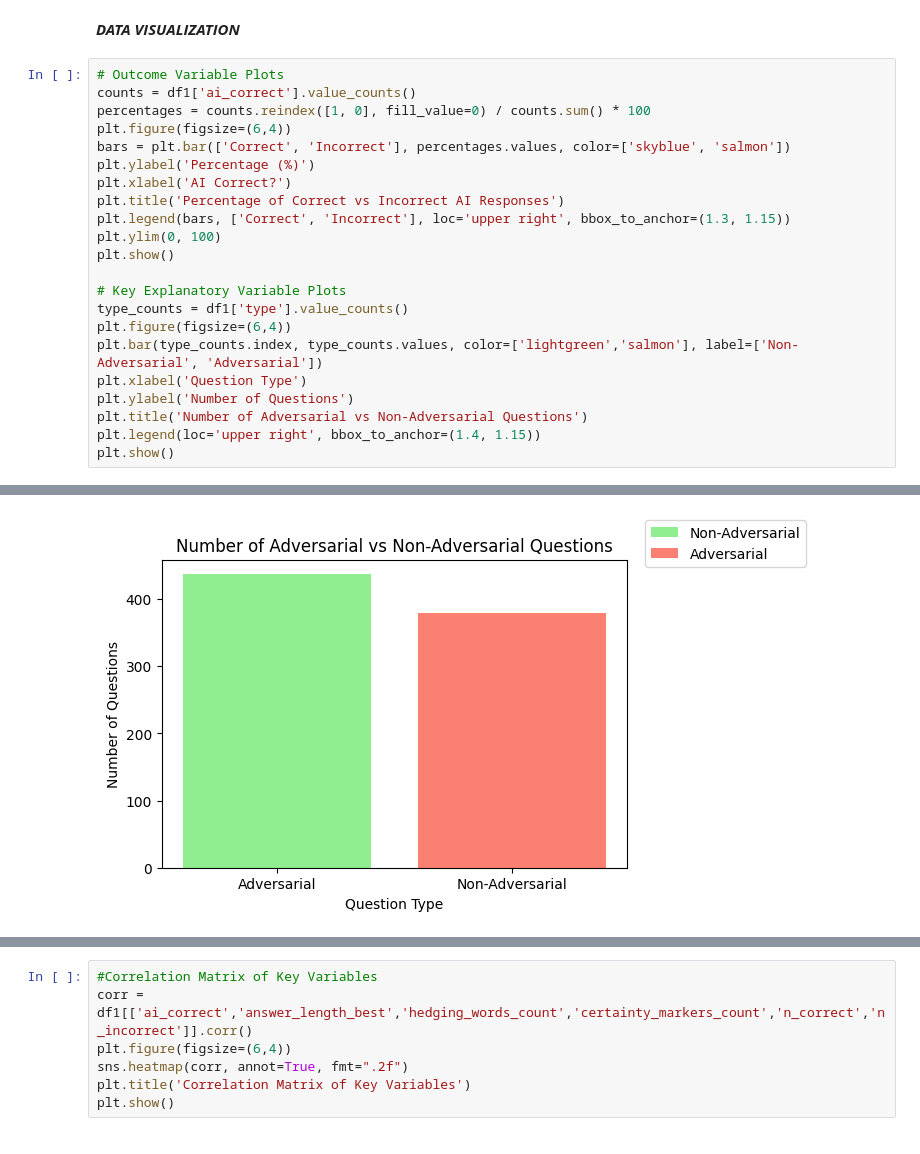
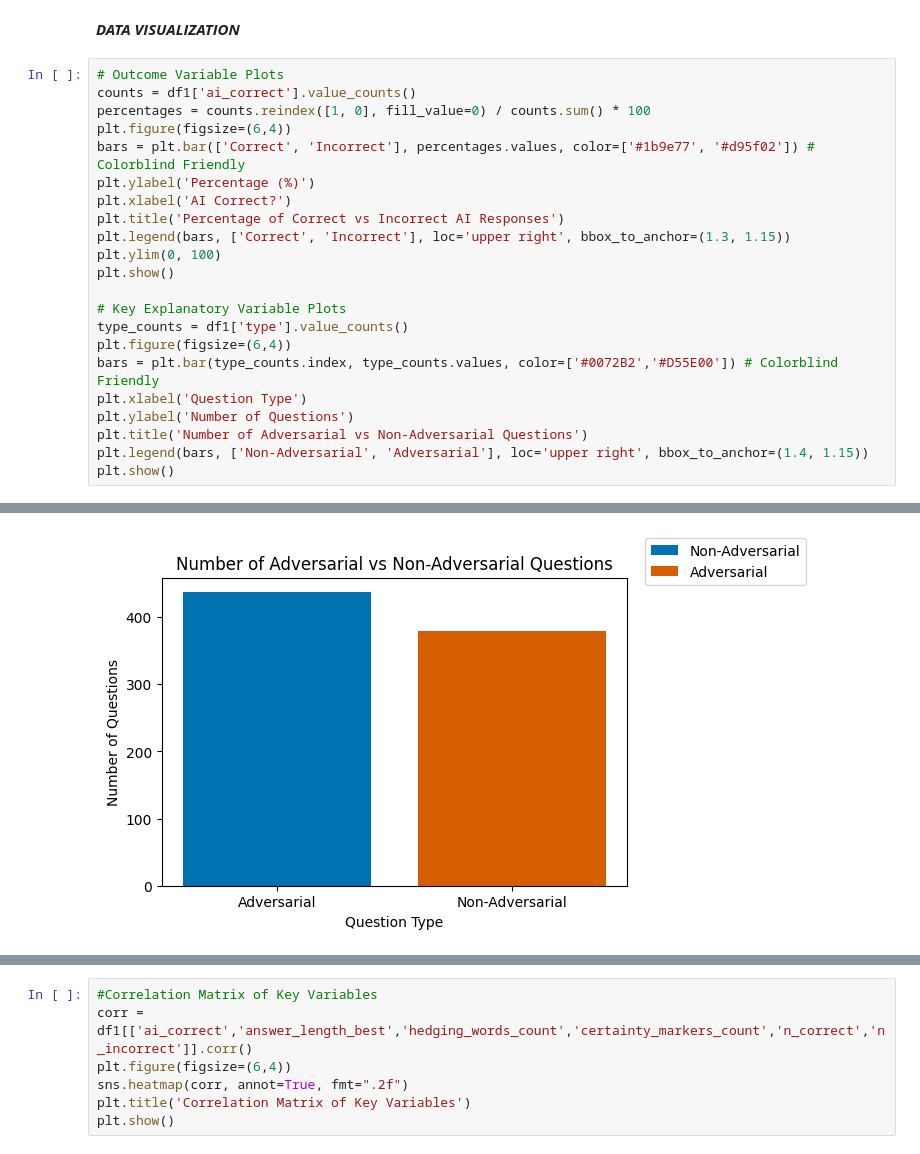
Before and after one commit to Feifei04Git/CMPU250-Project-Group5, a Jupyter notebook: eda/EDA.ipynb, the cells around one changed output, grey strips where cells are left out. Saved outputs shown, nothing was run; the diff lists cells and outputs as text.

Commit message:
Made graphs colorblind friendly

```diff
--- a/eda/EDA.ipynb
+++ b/eda/EDA.ipynb
@@ -232,7 +200,7 @@ df1[['ai_correct', 'n_correct', 'n_incorrect', 'answer_length_best', 'hedging_wo
 counts = df1['ai_correct'].value_counts()
 percentages = counts.reindex([1, 0], fill_value=0) / counts.sum() * 100
 plt.figure(figsize=(6,4))
-bars = plt.bar(['Correct', 'Incorrect'], percentages.values, color=['skyblue', 'salmon'])
+bars = plt.bar(['Correct', 'Incorrect'], percentages.values, color=['#1b9e77', '#d95f02']) # Colorblind Friendly
 plt.ylabel('Percentage (%)')
 plt.xlabel('AI Correct?')
 plt.title('Percentage of Correct vs Incorrect AI Responses')
@@ -243,10 +211,10 @@ plt.show()
 # Key Explanatory Variable Plots
 type_counts = df1['type'].value_counts()
 plt.figure(figsize=(6,4))
-plt.bar(type_counts.index, type_counts.values, color=['lightgreen','salmon'], label=['Non-Adversarial', 'Adversarial'])
+bars = plt.bar(type_counts.index, type_counts.values, color=['#0072B2','#D55E00']) # Colorblind Friendly
 plt.xlabel('Question Type')
 plt.ylabel('Number of Questions')
 plt.title('Number of Adversarial vs Non-Adversarial Questions')
-plt.legend(loc='upper right', bbox_to_anchor=(1.4, 1.15))
+plt.legend(bars, ['Non-Adversarial', 'Adversarial'], loc='upper right', bbox_to_anchor=(1.4, 1.15))
 plt.show()
 # %% [output]
@@ -254,4 +222,4 @@ plt.show()
-[figure, old version]
+[figure, new version]
 # %%
 # Answer Length vs Correctness
 plt.figure(figsize=(6,4))
```
Also changed, not shown: parts of 10 cells of this notebook.
